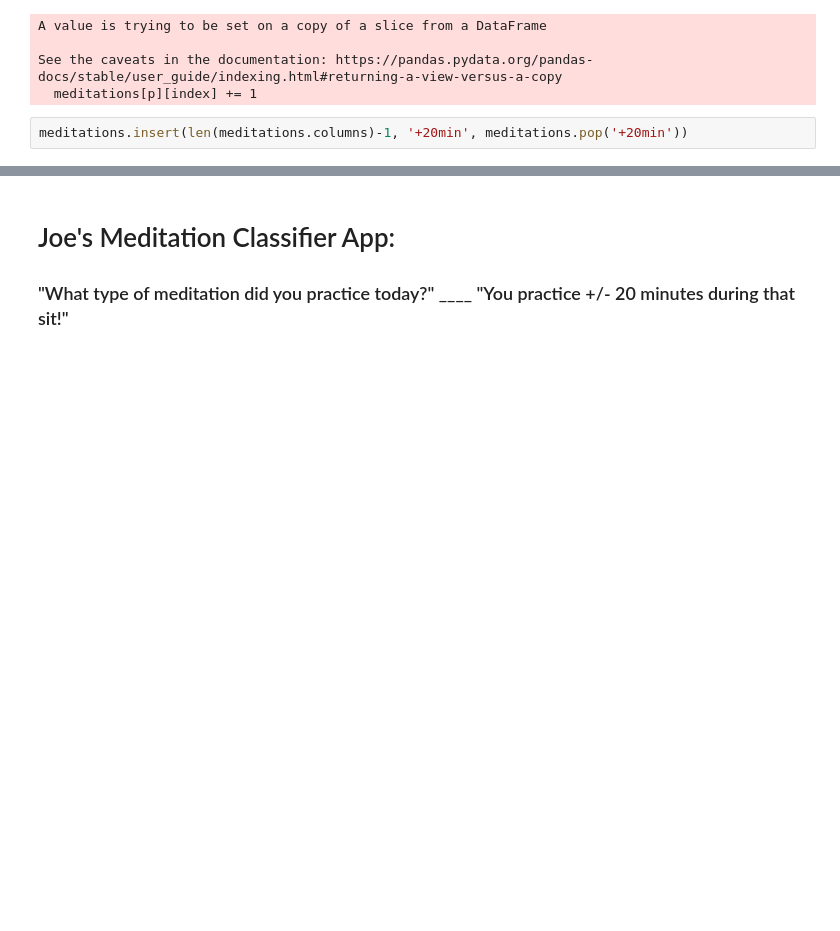
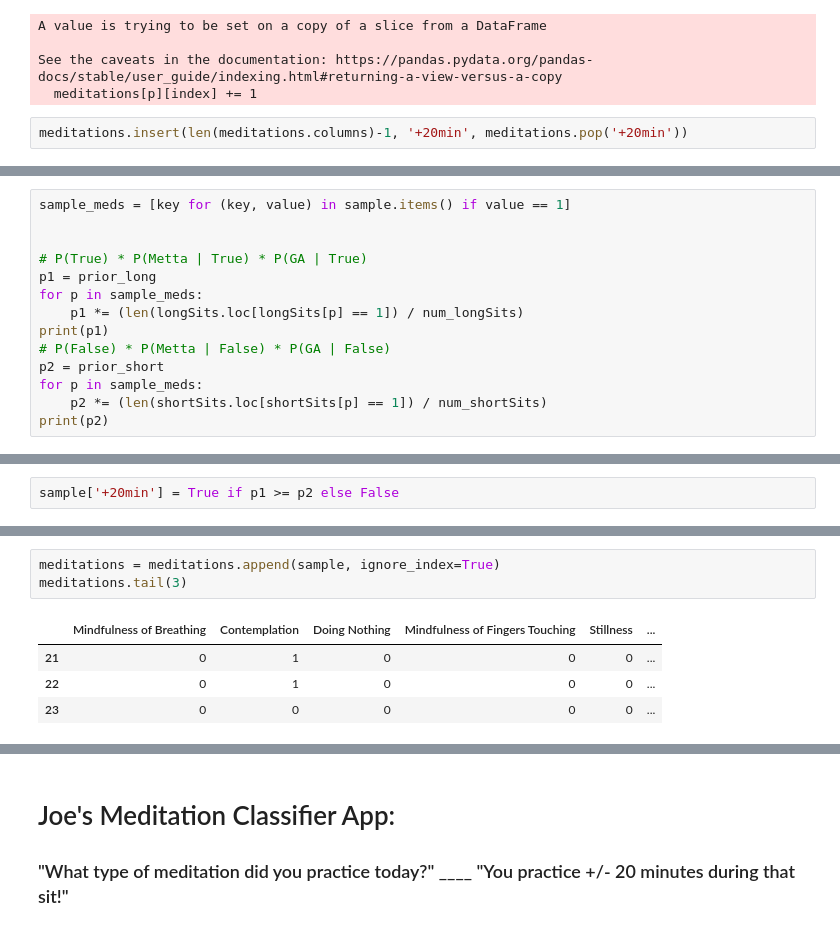
Before and after one commit to jpzoll/Data-Science, a Jupyter notebook: Naive Bayes/30_days_of_meditation.ipynb, the cells around one changed output, grey strips where cells are left out. Cells and saved outputs as stored; diff of their text form; blank space fills up the shorter version.

```diff
--- a/Naive Bayes/30_days_of_meditation.ipynb
+++ b/Naive Bayes/30_days_of_meditation.ipynb
@@ -130,0 +197,14 @@ meditations.head(7)
+# %%
+sample_meds = [key for (key, value) in sample.items() if value == 1]
+
+
+# P(True) * P(Metta | True) * P(GA | True)
+p1 = prior_long
+for p in sample_meds:
+    p1 *= (len(longSits.loc[longSits[p] == 1]) / num_longSits)
+print(p1)
+# P(False) * P(Metta | False) * P(GA | False)
+p2 = prior_short
+for p in sample_meds:
+    p2 *= (len(shortSits.loc[shortSits[p] == 1]) / num_shortSits)
+print(p2)
@@ -130,0 +213,2 @@ meditations.head(7)
+# %%
+sample['+20min'] = True if p1 >= p2 else False
@@ -130,0 +223,8 @@ meditations.head(7)
+# %%
+meditations = meditations.append(sample, ignore_index=True)
+meditations.tail(3)
+# %% [output]
+|  | Mindfulness of Breathing | Contemplation | Doing Nothing | Mindfulness of Fingers Touching | Stillness | ... |
+| 21 | 0 | 1 | 0 | 0 | 0 | ... |
+| 22 | 0 | 1 | 0 | 0 | 0 | ... |
+| 23 | 0 | 0 | 0 | 0 | 0 | ... |
```
Also changed, not shown: parts of 33 cells of this notebook, 1 other file.
